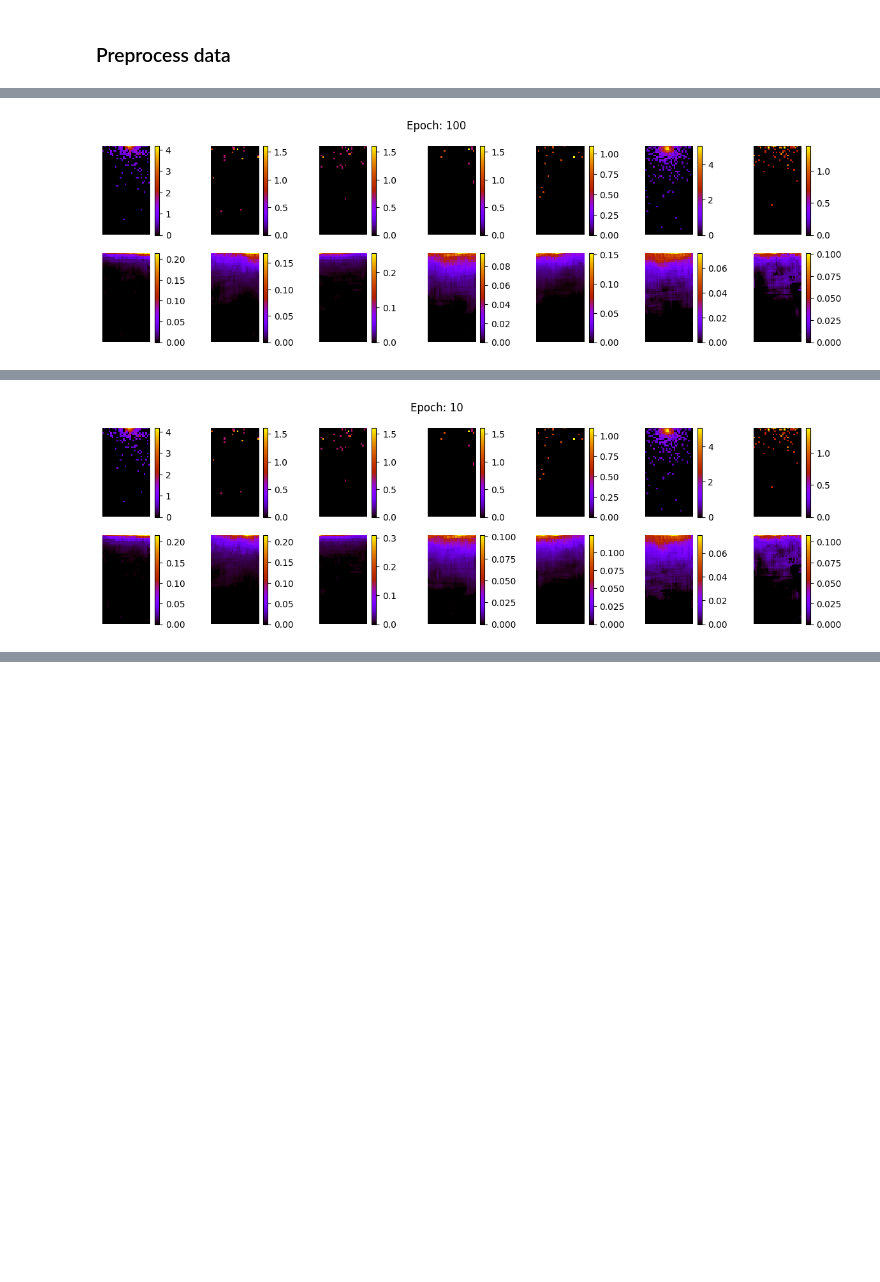
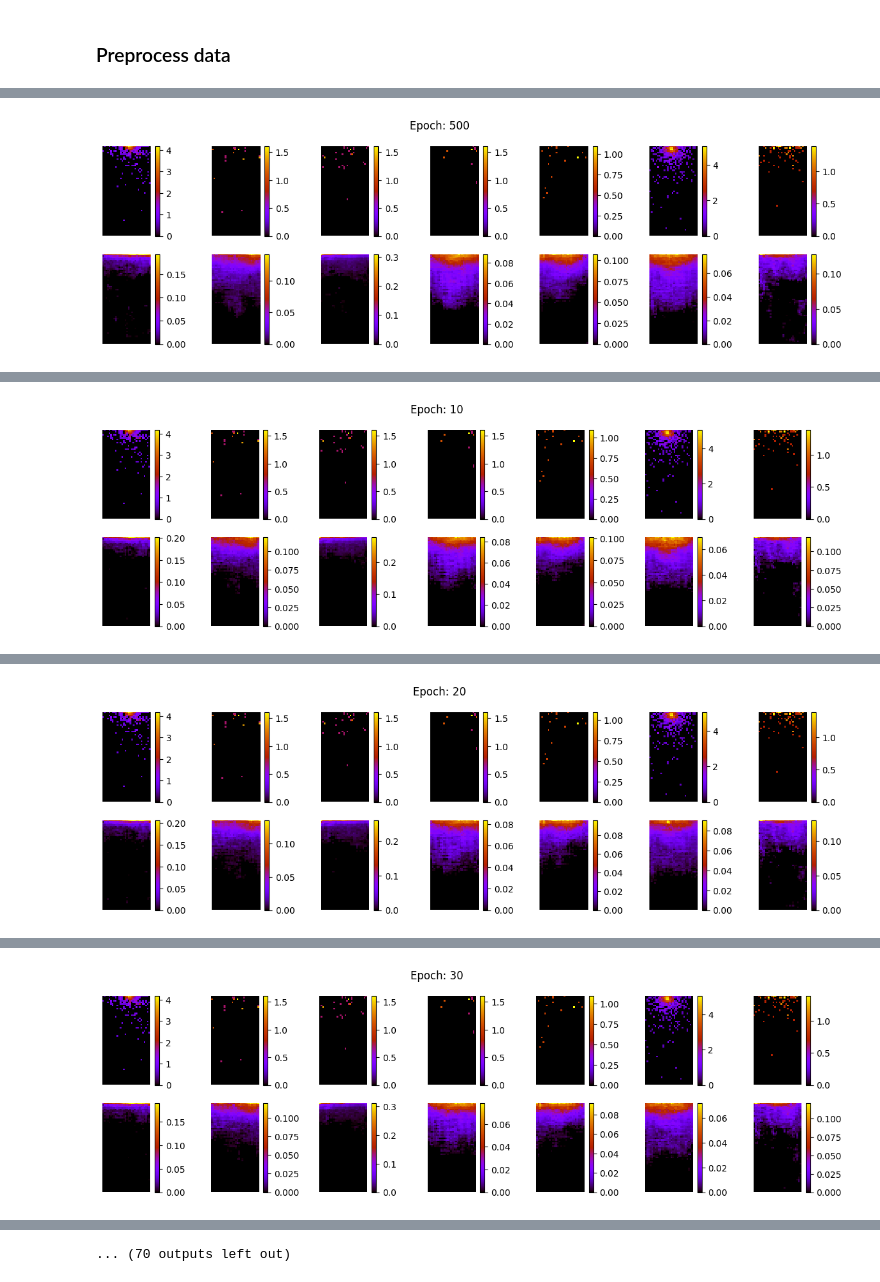
Before and after one commit to patrick-bedkowski/Generative-Models-for-CERN-Fast-Simulations, a Jupyter notebook: notebooks/VAE_proton.ipynb, the cells around one changed output, grey strips where cells are left out. Drawn from its saved outputs; the diff is of its cells as text; code cells hidden in the pictures; blank space fills up the shorter version.

Commit message:
Run VAE for proton data with 500 epochs

```diff
--- a/notebooks/VAE_proton.ipynb
+++ b/notebooks/VAE_proton.ipynb
@@ -138,7 +136,7 @@ class Sampling(layers.Layer):
 
 
 latent_dim = 10
-cond_dim = 11
+cond_dim = 10
 poz_dim = 6
 
 
@@ -219,7 +217,7 @@ ________________________________________________________________________________
 # %%
 #trainin params
 
-EPOCHS = 100
+EPOCHS = 500
 noise_dim = 10
 num_examples_to_generate = 16
 
@@ -284,6 +282,7 @@ def train_step(batch,step):
 
 
 history = []
+history_loss = []
 def train(dataset, epochs):
     tf_step =tf.Variable(0, dtype=float)
     step=0
@@ -321,32 +320,31 @@ def train(dataset, epochs):
         calculate_ws_ch(min(epoch//5+1,5))
 
         print('Time for epoch {} is {} sec'.format(epoch + 1, time.time()-start))
 
     return history
 
 
-
 def generate_and_save_images(model, epoch, test_input):
     # Notice `training` is set to False.
     # This is so all layers run in inference mode (batchnorm).
     predictions = model(test_input, training=False)
 
     fig, axs = plt.subplots(2, 7, figsize=(15,4))
     fig.suptitle(f"Epoch: {epoch}")
     for i in range(0,14):
         if i <7:
             x = x_test[20+i].reshape(56,30)
         else:
             x = predictions[i-7].numpy().reshape(56,30)
         #x[x<=0]=x.max()*-0.1
         im = axs[i//7,i%7].imshow(x,interpolation='none', cmap='gnuplot')
         axs[i//7,i%7].axis('off')
         fig.colorbar(im, ax=axs[i//7,i%7])
     plt.savefig('../images/image_at_epoch_{:04d}.png'.format(epoch))
     plt.show()
 
 
 # ### Train model
 history=train(dataset_with_cond, EPOCHS)
 # %% [output]
-[figure, old version]
+[figure, new version]
@@ -370 +368 @@ ws mean 14.50 ch1 15.13 ch2 19.58 ch3 0.77 ch4 0.77 ch5 36.27 Time for epoch 10
-[figure, old version]
+[figure, new version]
@@ -387,0 +386 @@ ws mean 10.29 ch1 13.32 ch2 11.40 ch3 0.79 ch4 0.81 ch5 25.14 Time for epoch 14
+[figure, added]
@@ -387,0 +404 @@ ws mean 10.29 ch1 13.32 ch2 11.40 ch3 0.79 ch4 0.81 ch5 25.14 Time for epoch 14
+[figure, added]
@@ -387,0 +458 @@ ws mean 10.29 ch1 13.32 ch2 11.40 ch3 0.79 ch4 0.81 ch5 25.14 Time for epoch 14
+... (70 outputs left out)
```
Also changed, not shown: parts of 15 cells of this notebook.
